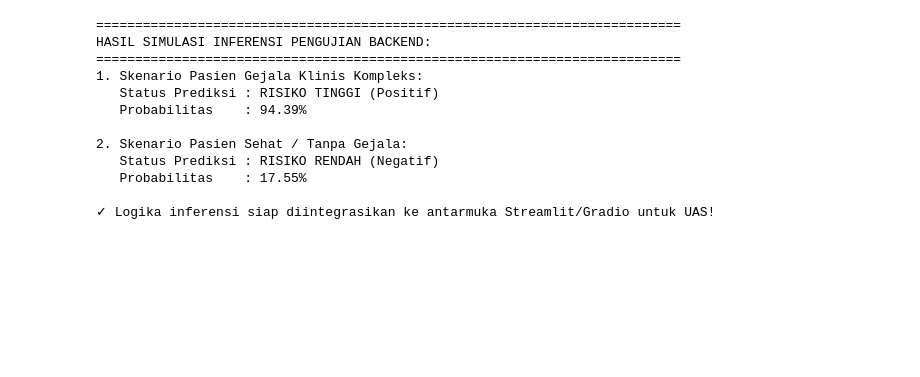
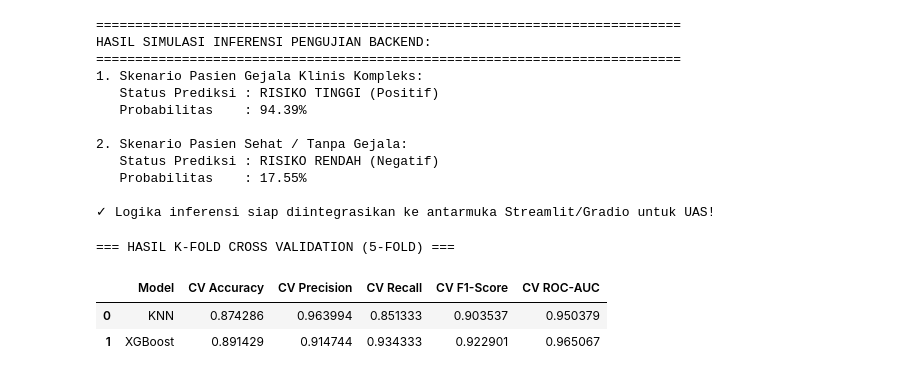
Before and after one commit to hafidzrizqullahprasetya/PPD, a Jupyter notebook: grup-project/[PPD]_Group-Project_Kelompok-3_PL5A1_Deteksi-Dini-Diabetes.ipynb, the cells around one changed output. Cells and saved outputs as stored; diff of their text form; code cells hidden in the pictures; blank space fills up the shorter version.

```diff
--- a/grup-project/[PPD]_Group-Project_Kelompok-3_PL5A1_Deteksi-Dini-Diabetes.ipynb
+++ b/grup-project/[PPD]_Group-Project_Kelompok-3_PL5A1_Deteksi-Dini-Diabetes.ipynb
@@ -1632,0 +1655,37 @@ HASIL SIMULASI INFERENSI PENGUJIAN BACKEND:
+# %%
+# ----------------------------------------------------
+# A. Training Model Pembanding (XGBoost & KNN) + K-Fold CV
+# ----------------------------------------------------
+
+models = {
+    'KNN': KNeighborsClassifier(),
+    'XGBoost': XGBClassifier(random_state=42, eval_metric='logloss')
+}
+
+skf = StratifiedKFold(n_splits=5, shuffle=True, random_state=42)
+
+cv_results_list = []
+for name, model in models.items():
+    # K-Fold Cross Validation pada data training
+    scores = cross_validate(
+        model, X_train_scaled, y_train, cv=skf,
+        scoring=['accuracy', 'precision', 'recall', 'f1', 'roc_auc']
+    )
+
+    cv_results_list.append({
+        'Model': name,
+        'CV Accuracy': scores['test_accuracy'].mean(),
+        'CV Precision': scores['test_precision'].mean(),
+        'CV Recall': scores['test_recall'].mean(),
+        'CV F1-Score': scores['test_f1'].mean(),
+        'CV ROC-AUC': scores['test_roc_auc'].mean()
+    })
+
+print("=== HASIL K-FOLD CROSS VALIDATION (5-FOLD) ===")
+df_cv_results = pd.DataFrame(cv_results_list)
+display(df_cv_results)
+# %% [output]
+=== HASIL K-FOLD CROSS VALIDATION (5-FOLD) ===
+|  | Model | CV Accuracy | CV Precision | CV Recall | CV F1-Score | CV ROC-AUC |
+| 0 | KNN | 0.874286 | 0.963994 | 0.851333 | 0.903537 | 0.950379 |
+| 1 | XGBoost | 0.891429 | 0.914744 | 0.934333 | 0.922901 | 0.965067 |
```
Also changed, not shown: parts of 14 cells of this notebook, 1 other file.
